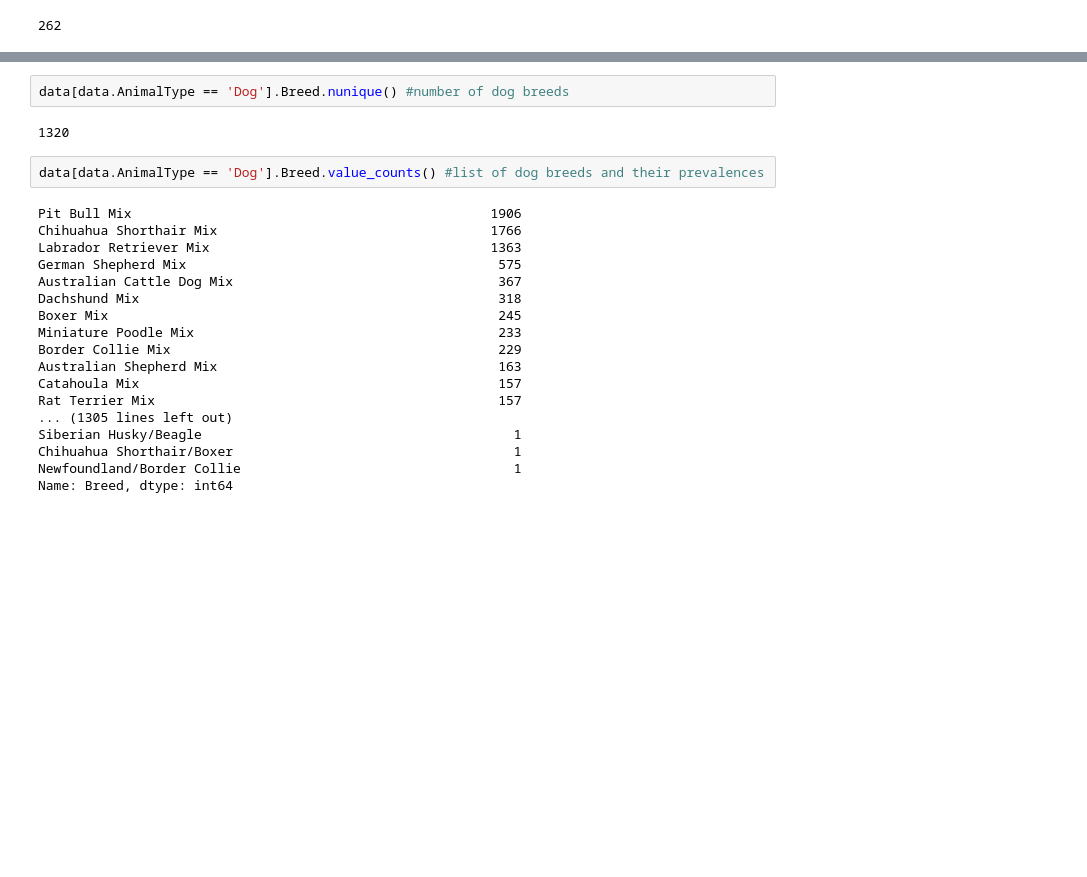
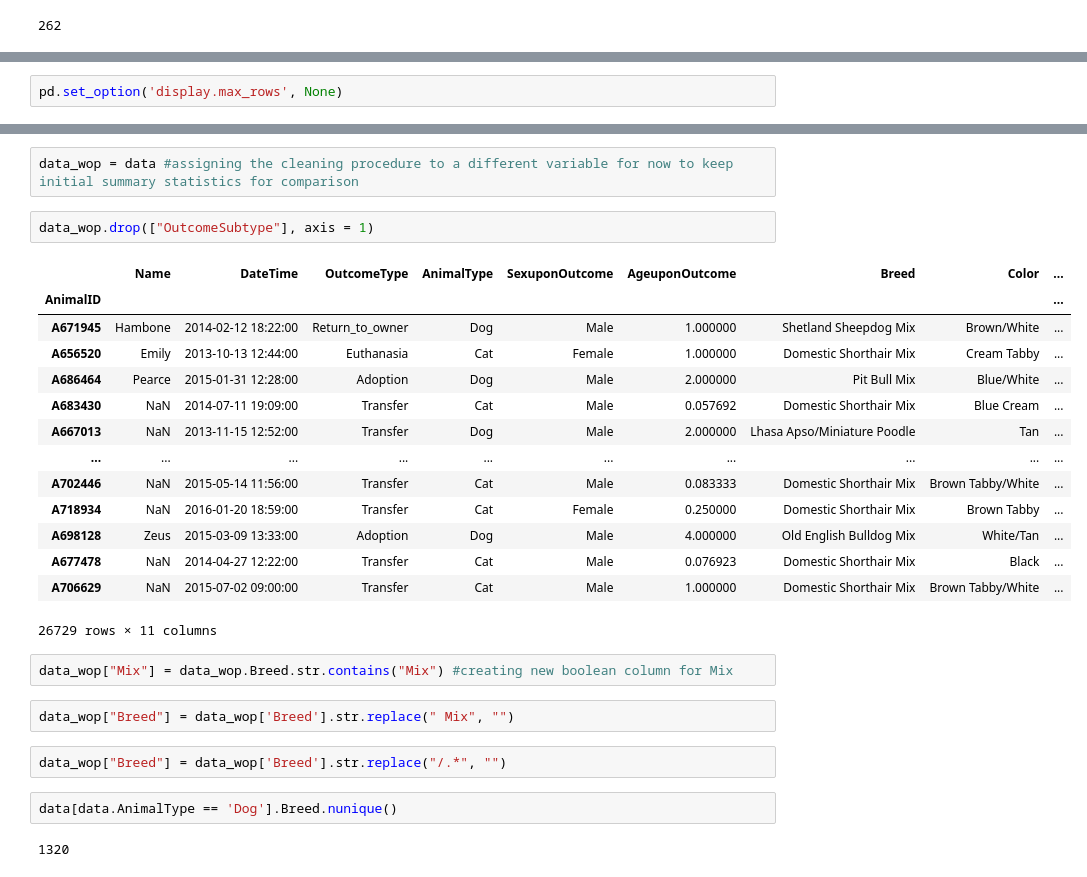
Before and after one commit to DavidSiegl/Animal-Shelter-Analysis, a Jupyter notebook: exploratory data analysis.ipynb, the cells around one changed output, grey strips where cells are left out. Drawn from its saved outputs; the diff is of its cells as text; blank space fills up the shorter version.

Commit message:
cleaned OutcomeSubtype & Breed

```diff
--- a/exploratory data analysis.ipynb
+++ b/exploratory data analysis.ipynb
@@ -296,0 +279,2 @@ Name: Color, dtype: int64
+# %%
+pd.set_option('display.max_rows', None)
@@ -297,24 +302,29 @@ Name: Color, dtype: int64
+# %%
+data_wop = data #assigning the cleaning procedure to a different variable for now to keep initial summary statistics for comparison
+# %%
+data_wop.drop(["OutcomeSubtype"], axis = 1)
+# %% [output]
+|  | Name | DateTime | OutcomeType | AnimalType | SexuponOutcome | AgeuponOutcome | Breed | Color | ... |
+| AnimalID |  |  |  |  |  |  |  |  | ... |
+| A671945 | Hambone | 2014-02-12 18:22:00 | Return_to_owner | Dog | Male | 1.000000 | Shetland Sheepdog Mix | Brown/White | ... |
+| A656520 | Emily | 2013-10-13 12:44:00 | Euthanasia | Cat | Female | 1.000000 | Domestic Shorthair Mix | Cream Tabby | ... |
+| A686464 | Pearce | 2015-01-31 12:28:00 | Adoption | Dog | Male | 2.000000 | Pit Bull Mix | Blue/White | ... |
+| A683430 | NaN | 2014-07-11 19:09:00 | Transfer | Cat | Male | 0.057692 | Domestic Shorthair Mix | Blue Cream | ... |
+| A667013 | NaN | 2013-11-15 12:52:00 | Transfer | Dog | Male | 2.000000 | Lhasa Apso/Miniature Poodle | Tan | ... |
+| ... | ... | ... | ... | ... | ... | ... | ... | ... | ... |
+| A702446 | NaN | 2015-05-14 11:56:00 | Transfer | Cat | Male | 0.083333 | Domestic Shorthair Mix | Brown Tabby/White | ... |
+| A718934 | NaN | 2016-01-20 18:59:00 | Transfer | Cat | Female | 0.250000 | Domestic Shorthair Mix | Brown Tabby | ... |
+| A698128 | Zeus | 2015-03-09 13:33:00 | Adoption | Dog | Male | 4.000000 | Old English Bulldog Mix | White/Tan | ... |
+| A677478 | NaN | 2014-04-27 12:22:00 | Transfer | Cat | Male | 0.076923 | Domestic Shorthair Mix | Black | ... |
+| A706629 | NaN | 2015-07-02 09:00:00 | Transfer | Cat | Male | 1.000000 | Domestic Shorthair Mix | Brown Tabby/White | ... |
+26729 rows × 11 columns
+# %%
+data_wop["Mix"] = data_wop.Breed.str.contains("Mix") #creating new boolean column for Mix
+# %%
+data_wop["Breed"] = data_wop['Breed'].str.replace(" Mix", "")
+# %%
+data_wop["Breed"] = data_wop['Breed'].str.replace("/.*", "")
 # %%
-data[data.AnimalType == 'Dog'].Breed.nunique() #number of dog breeds
+data[data.AnimalType == 'Dog'].Breed.nunique()
 # %% [output]
 1320
-# %%
-data[data.AnimalType == 'Dog'].Breed.value_counts() #list of dog breeds and their prevalences
-# %% [output]
-Pit Bull Mix                                              1906
-Chihuahua Shorthair Mix                                   1766
-Labrador Retriever Mix                                    1363
-German Shepherd Mix                                        575
-Australian Cattle Dog Mix                                  367
-Dachshund Mix                                              318
-Boxer Mix                                                  245
-Miniature Poodle Mix                                       233
-Border Collie Mix                                          229
-Australian Shepherd Mix                                    163
-Catahoula Mix                                              157
-Rat Terrier Mix                                            157
-... (1305 lines left out)
-Siberian Husky/Beagle                                        1
-Chihuahua Shorthair/Boxer                                    1
-Newfoundland/Border Collie                                   1
-Name: Breed, dtype: int64
```
Also changed, not shown: parts of 14 cells of this notebook, 1 other file.
